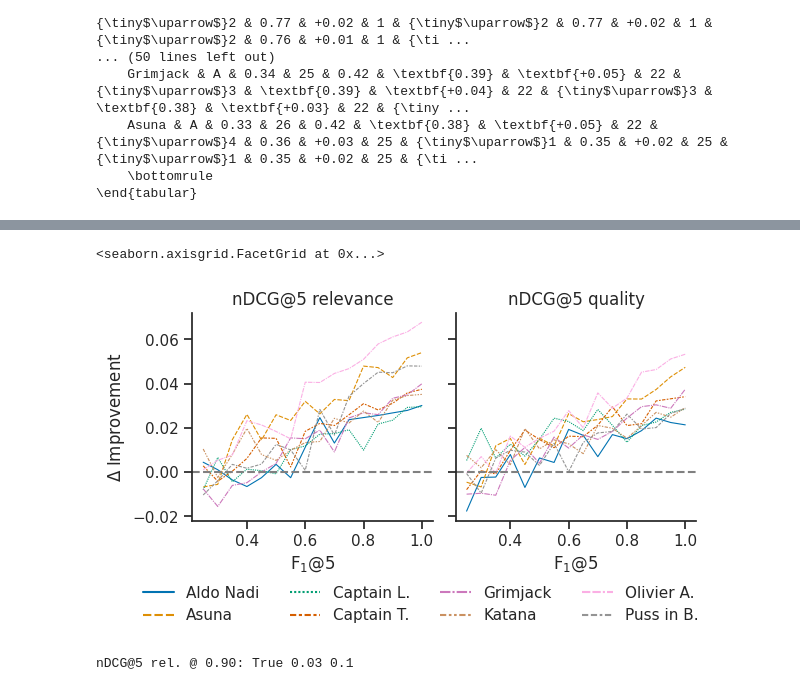
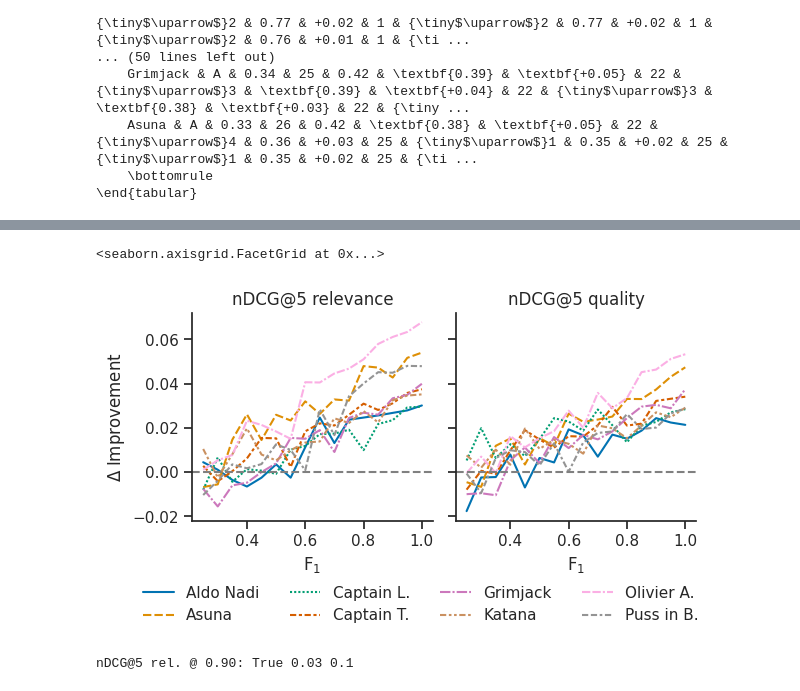
Before and after one commit to webis-de/argmining23-stance-aware-re-ranking, a Jupyter notebook: notebooks/evaluation_reranking.ipynb, the cells around one changed output, grey strips where cells are left out. Drawn from its saved outputs; the diff is of its cells as text; code cells hidden in the pictures.

```diff
--- a/notebooks/evaluation_reranking.ipynb
+++ b/notebooks/evaluation_reranking.ipynb
@@ -491,0 +494,7 @@ width = 3.5
+# %%
+set_theme(
+    style="ticks",
+    palette="colorblind",
+    font_scale=1.0,
+    font="sans-serif",
+)
@@ -492,50 +535,38 @@ width = 3.5
 # %%
-set_theme()
-set_style("ticks")
 aspect = 1.1
-df_plot_differences = differences.copy()
-df_plot_differences["team"] = df_plot_differences["team"].map(short_team_names)
-df_plot_differences = df_plot_differences[df_plot_differences["target_f1"] >= first_bin]
+width = 3.5
 plot_differences = FacetGrid(
-    data=df_plot_differences,
+    data=df_plot,
     col="measure",
     sharex=True,
     sharey=True,
     height=width / aspect,
     aspect=aspect,
 )
 plot_differences.map_dataframe(
     lineplot,
     x="target_f1",
     y="difference",
     hue="team",
-    hue_order=df_plot_differences["team"].sort_values().unique(),
-    palette=color_palette("colorblind")[:len(df_plot_differences["team"].unique())],
-    # markers=True,
-    # dashes=False,
+    hue_order=df_plot["team"].sort_values().unique(),
     style="team",
     err_style=None,
-    # err_style="band",
-    # err_kws=dict(
-    #     alpha=0.05,
-    # ),
-    linewidth=0.8,
 )
-plot_differences.refline(y=0)
-plot_differences.set_xlabels(r"F$_1$@5")
+plot_differences.refline(y=0, color="gray")
+plot_differences.set_xlabels(r"F$_1$")
 plot_differences.set_ylabels(r"$\Delta$ Improvement")
 plot_differences.add_legend(
     loc="upper left",
     ncols=4,
     bbox_to_anchor=(0.095, 0.06),
 )
 plot_differences.set_titles(col_template="{col_name}")
 plot_differences.savefig("../data/plot-reranking-f1-difference.pdf", transparent=True)
 plot_differences.savefig("../data/plot-reranking-f1-difference.png")
 plot_differences
 # %% [output]
 <seaborn.axisgrid.FacetGrid at 0x...>
-[figure, old version]
+[figure, new version]
 # %%
 for measure_name, df_measure in df_tmp.groupby("measure", sort=False):
     measure = measures[measures["name"] == measure_name].iloc[0]
```
Also changed, not shown: parts of 5 cells of this notebook.
